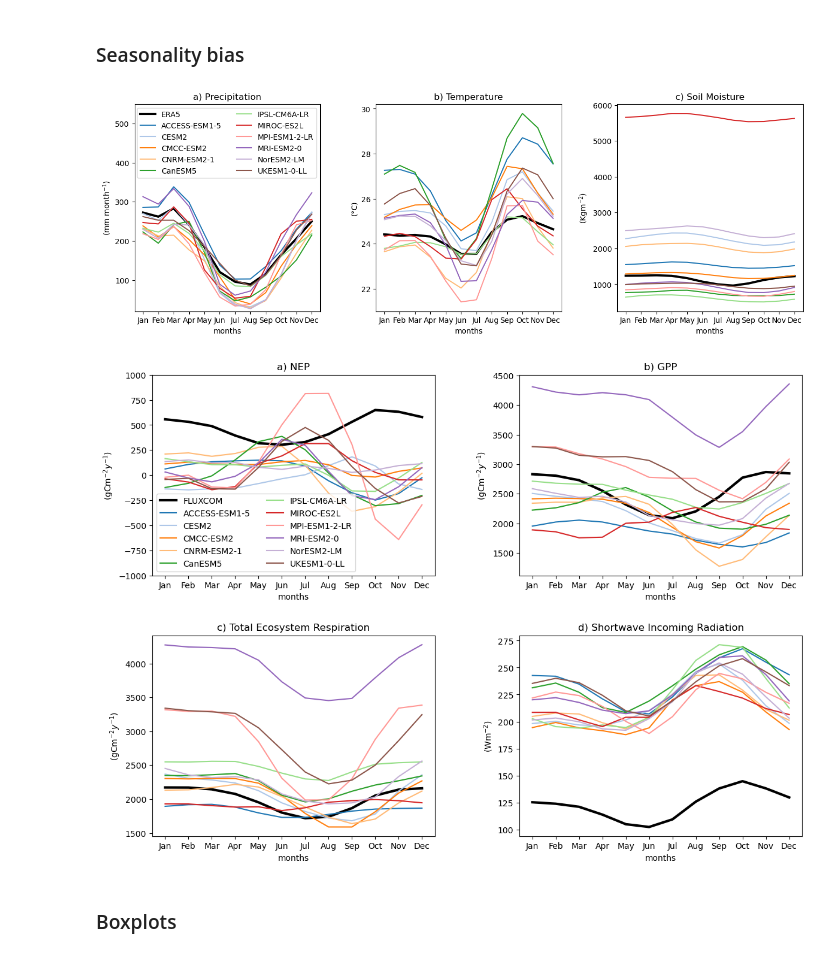
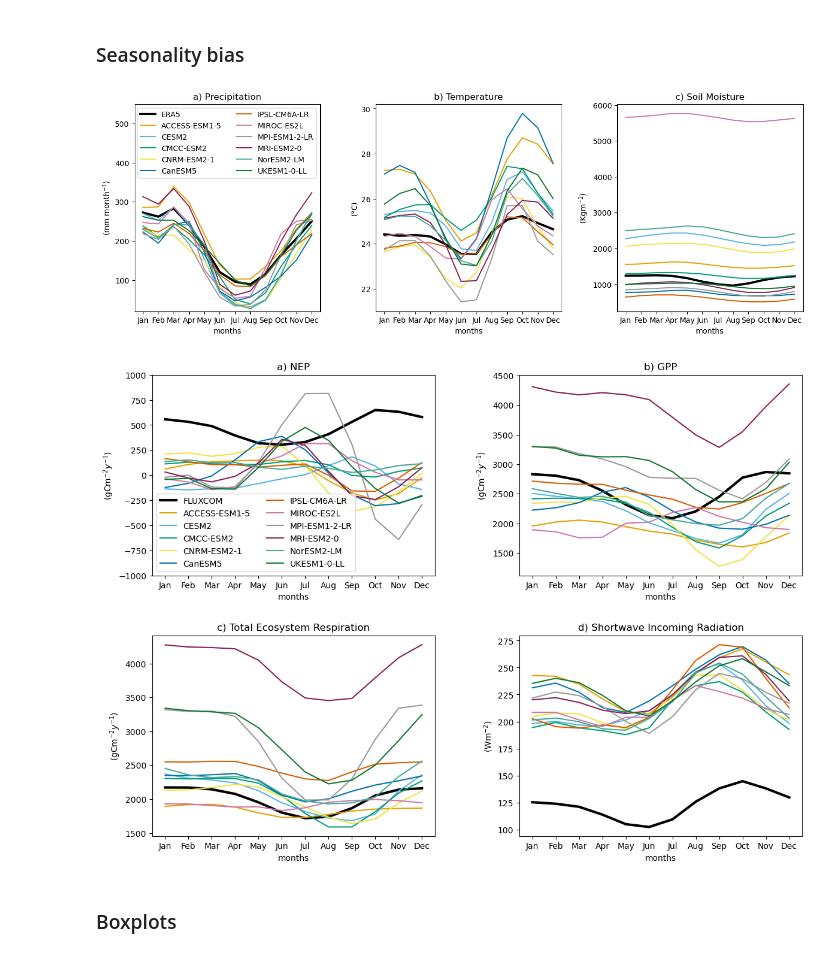
Before and after one commit to Matteo-Mastro/Amazon_CMIP6, a Jupyter notebook: Code/analysis/Figure 1,S2-S5.ipynb, the cells around one changed output. Drawn from its saved outputs; the diff is of its cells as text; code cells hidden in the pictures.

```diff
--- a/Code/analysis/Figure 1,S2-S5.ipynb
+++ b/Code/analysis/Figure 1,S2-S5.ipynb
@@ -1224,8 +981,13 @@ fig, axes = plt.subplots(2, 3, figsize=(16, 10))  # 3x3 grid
 fig.subplots_adjust(hspace=0.3, wspace=0.27)       # Spacing between plots
 
 # Define colors for each model
-cmap = plt.cm.get_cmap('tab20')
-colors = {model: cmap(i) for i, model in enumerate(esm)}
+colorblind_12 = [
+   "#E69F00", "#56B4E9", "#009E73", "#F0E442",
+    "#0072B2", "#D55E00", "#CC79A7", "#999999",
+    "#882255", "#44AA99", "#117733", "#DDCC77"
+]
+
+colors = {model: colorblind_12[i] for i, model in enumerate(esm)}
 
 # List of variables (columns) to plot, assuming df_amz_ymean has the required columns
 variables = ["nbp", "tas", "pr", "mrso", "rsds"]
@@ -1274,6 +1036,6 @@ ax.legend(esm, loc='upper left', bbox_to_anchor=(1.05, 1))
 plt.show()
 plt.close()
 
-title = "Amazon_climate_trends"
+title = "Figure_1"
 fig.savefig(os.path.join(out_path, title + ".png"), bbox_inches='tight', dpi = 400)
 # %% [output]
@@ -1287,8 +1049,13 @@ fig, axes = plt.subplots(2, 2, figsize=(14, 8))  # 3x3 grid
 fig.subplots_adjust(hspace=0.3, wspace=0.3)       # Spacing between plots
 
 # Define colors for each model
-cmap = plt.cm.get_cmap('tab20')
-colors = {model: cmap(i) for i, model in enumerate(esm)}
+colorblind_12 = [
+   "#E69F00", "#56B4E9", "#009E73", "#F0E442",
+    "#0072B2", "#D55E00", "#CC79A7", "#999999",
+    "#882255", "#44AA99", "#117733", "#DDCC77"
+]
+
+colors = {model: colorblind_12[i] for i, model in enumerate(esm)}
 
 # List of variables (columns) to plot, assuming df_amz_ymean has the required columns
 variables = ["nbp", "gpp", "ra", "rh"]
@@ -1331,6 +1098,6 @@ fig.legend(esm, loc='lower left', bbox_to_anchor=(0.13, 0.25), ncol = 2)
 plt.tight_layout()
 plt.show()
 plt.close()
-title = "Amazon_carbon_trends"
+title = "Figure_S5"
 fig.savefig(os.path.join(out_path, title + ".png"), bbox_inches='tight', dpi = 400)
 # %% [output]
@@ -1479,8 +1246,13 @@ esm_plot.insert(0, "ERA5")
 months = ["Jan", "Feb", "Mar", "Apr", "May", "Jun", "Jul", "Aug", "Sep", "Oct", "Nov", "Dec"]
 
 # Define consistent colors and line styles
-cmap = plt.cm.get_cmap('tab20')
-colors = {model: cmap(i) for i, model in enumerate(esm)}
+colorblind_12 = [
+   "#E69F00", "#56B4E9", "#009E73", "#F0E442",
+    "#0072B2", "#D55E00", "#CC79A7", "#999999",
+    "#882255", "#44AA99", "#117733", "#DDCC77"
+]
+
+colors = {model: colorblind_12[i] for i, model in enumerate(esm)}
 
 # Create the figure
 fig, axes = plt.subplots(1, 3, figsize=(16, 5))
@@ -1518,10 +1290,10 @@ ax.set_title("c) Soil Moisture")
 plt.show()
 plt.close()
 
-title = "Validation climate"
+title = "Figure_S2"
 fig.savefig(os.path.join(out_path, title + ".png"), bbox_inches='tight', dpi = 400)
 # %% [output]
-[figure, old version]
+[figure, new version]
 # %%
 import matplotlib.pyplot as plt
 from matplotlib.cm import get_cmap
@@ -1534,8 +1306,13 @@ esm_plot.insert(0, "FLUXCOM")
 months = ["Jan", "Feb", "Mar", "Apr", "May", "Jun", "Jul", "Aug", "Sep", "Oct", "Nov", "Dec"]
 
 # Define consistent colors and line styles
-cmap = plt.cm.get_cmap('tab20')
-colors = {model: cmap(i) for i, model in enumerate(esm)}
+colorblind_12 = [
+   "#E69F00", "#56B4E9", "#009E73", "#F0E442",
+    "#0072B2", "#D55E00", "#CC79A7", "#999999",
+    "#882255", "#44AA99", "#117733", "#DDCC77"
+]
+
+colors = {model: colorblind_12[i] for i, model in enumerate(esm)}
 
 # Create the figure
 fig, axes = plt.subplots(2, 2, figsize=(14,10))
@@ -1556,35 +1333,35 @@ ax.legend(esm_plot, fontsize=10, ncol=2, loc="lower left")
 ax = axes.flatten()[1]
 ax.plot(ds_gpp_flux_amz, color='black', linewidth=3, label="FLUXCOM")
 for i, item in enumerate(esm_plot[1:]):  # Skip FLUXCOM as it was already plotted
     ax.plot(months, df_amz_monmean["gpp " + item], label=item, color=colors[item])
 ax.set_ylabel("(gCm$^{-2}y^{-1}$)")
 ax.set_xlabel("months")
 ax.set_title("b) GPP")
 
 # Soil Moisture plot
 ax = axes.flatten()[2]
 ax.plot(ds_ter_flux_amz, color='black', linewidth=3, label="FLUXCOM")
 for i, item in enumerate(esm_plot[1:]):  # Skip FLUXCOM as it was already plotted
     ax.plot(months, df_amz_monmean["ra " + item] + df_amz_monmean["rh " + item], label=item, color=colors[item])
 ax.set_ylabel("(gCm$^{-2}y^{-1}$)")
 ax.set_xlabel("months")
 ax.set_title("c) Total Ecosystem Respiration")
 
 ax = axes.flatten()[3]
 ax.plot(ds_rn_flux_amz, color='black', linewidth=3, label="FLUXCOM")
 for i, item in enumerate(esm_plot[1:]):  # Skip FLUXCOM as it was already plotted
     ax.plot(months, df_amz_monmean["rsds " + item], label=item, color=colors[item])
 ax.set_ylabel("(Wm$^{-2}$)")
 ax.set_xlabel("months")
 ax.set_title("d) Shortwave Incoming Radiation")
 
 plt.show()
 plt.close()
 
-title = "Validation carbon"
+title = "Figure_S3"
 fig.savefig(os.path.join(out_path, title + ".png"), bbox_inches='tight', dpi = 400)
 # %% [output]
-[figure, old version]
+[figure, new version]
 # %% [markdown]
 ### Boxplots
 # %%
```
Also changed, not shown: parts of 16 cells of this notebook, 5 other files.
